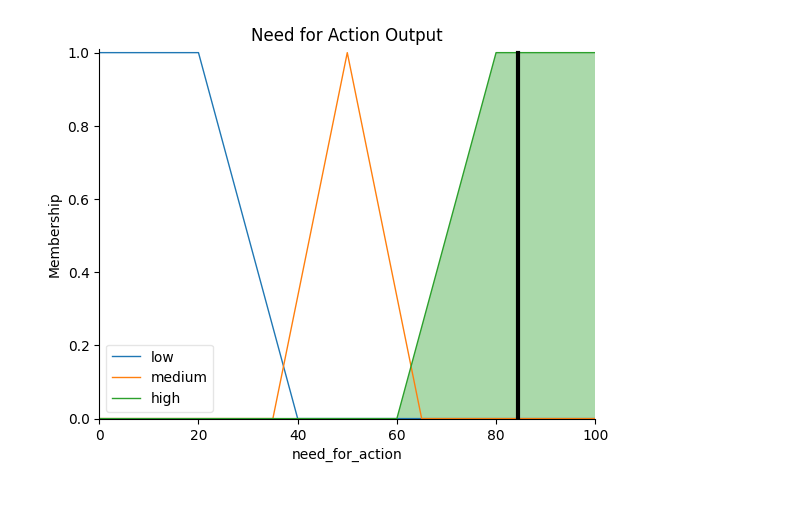
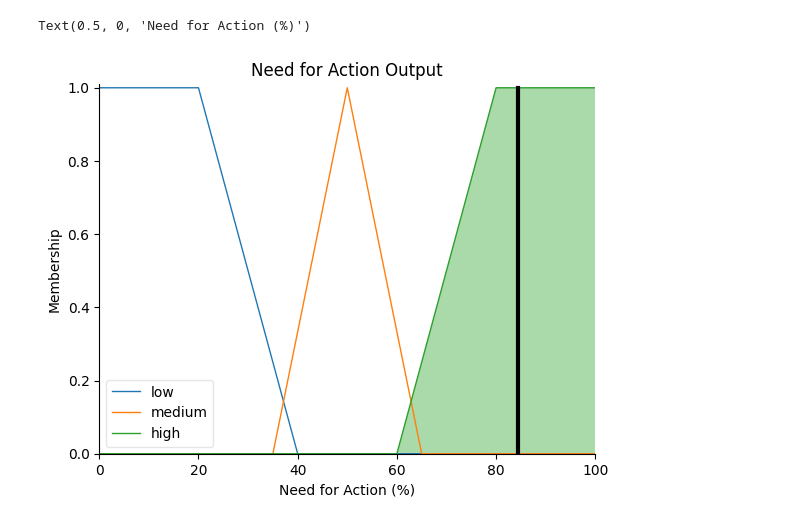
Before and after one commit to EliasSirvio/BettAir, a Jupyter notebook: 03_AirQuality.ipynb, the cells around one changed output. Cells and saved outputs as stored; diff of their text form; code cells hidden in the pictures.

```diff
--- a/03_AirQuality.ipynb
+++ b/03_AirQuality.ipynb
@@ -200,6 +271,7 @@ Recommendations:
 # %%
 need_for_action.view(sim=na_simulation)
 plt.title('Need for Action Output')
-plt.show()
+plt.xlabel('Need for Action (%)')
 # %% [output]
+Text(0.5, 0, 'Need for Action (%)')
-[figure, old version]
+[figure, new version]
```
Also changed, not shown: parts of 10 cells of this notebook.
